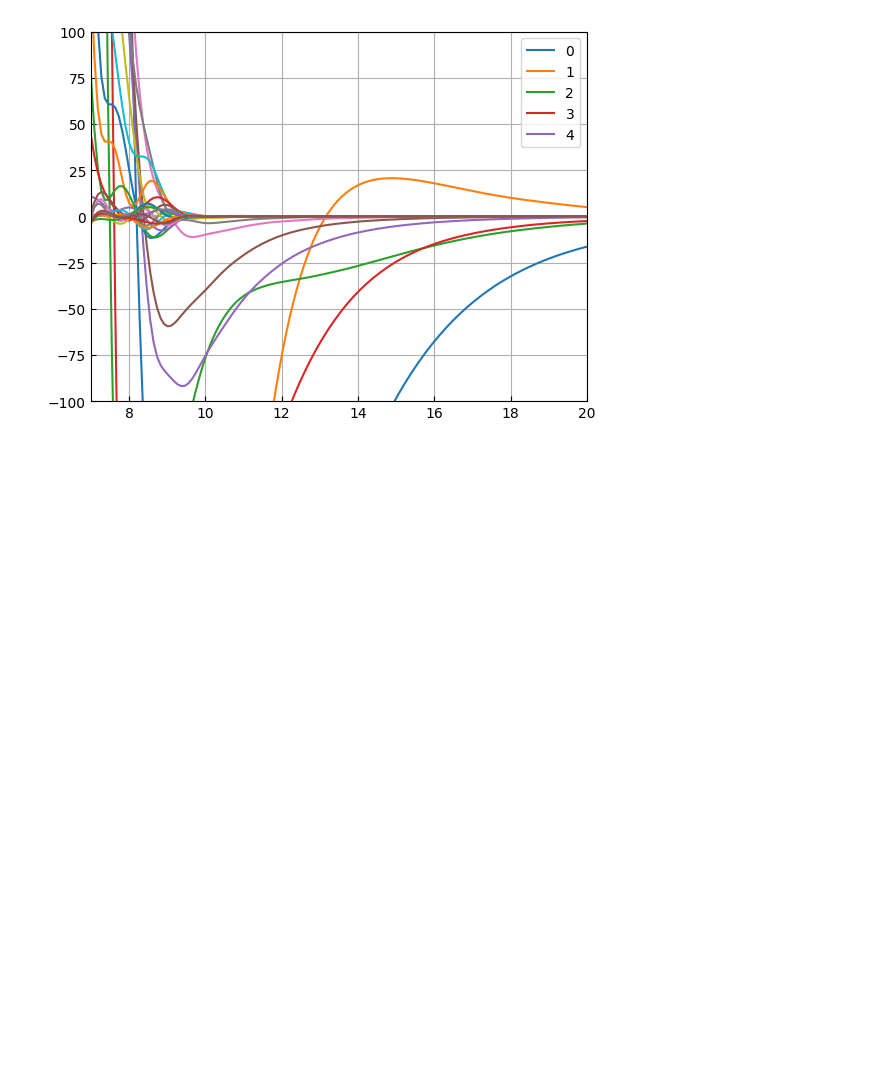
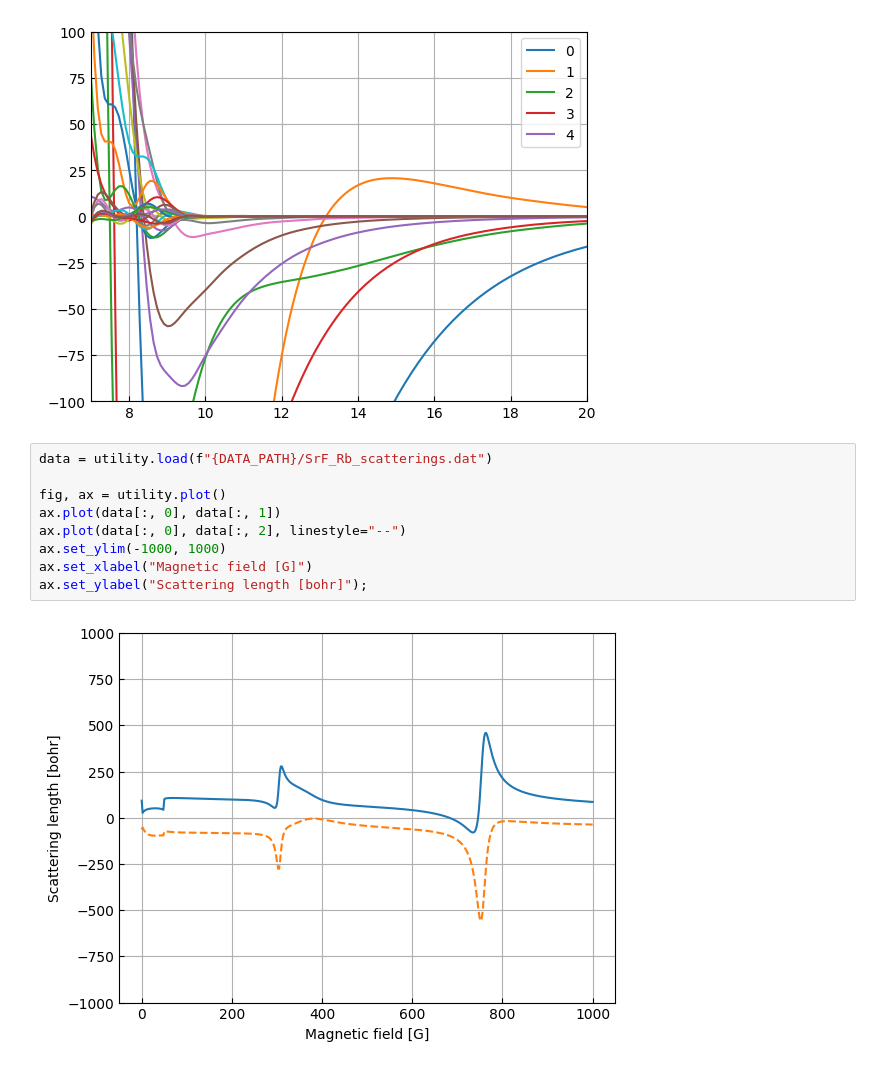
Before and after one commit to Wleter/quantum-rs, a Jupyter notebook: scattering-problems/analysis/srf_rb_analysis.ipynb, the cells around one changed output. Drawn from its saved outputs; the diff is of its cells as text; blank space fills up the shorter version.

```diff
--- a/scattering-problems/analysis/srf_rb_analysis.ipynb
+++ b/scattering-problems/analysis/srf_rb_analysis.ipynb
@@ -61,3 +103,14 @@ ax.set_xlim(7, 20)
 ax.set_ylim(-100, 100);
 # %% [output]
 [figure]
+# %%
+data = utility.load(f"{DATA_PATH}/SrF_Rb_scatterings.dat")
+
+fig, ax = utility.plot()
+ax.plot(data[:, 0], data[:, 1])
+ax.plot(data[:, 0], data[:, 2], linestyle="--")
+ax.set_ylim(-1000, 1000)
+ax.set_xlabel("Magnetic field [G]")
+ax.set_ylabel("Scattering length [bohr]");
+# %% [output]
+[figure, added]
```
Also changed, not shown: parts of 4 cells of this notebook, 14 other files.
